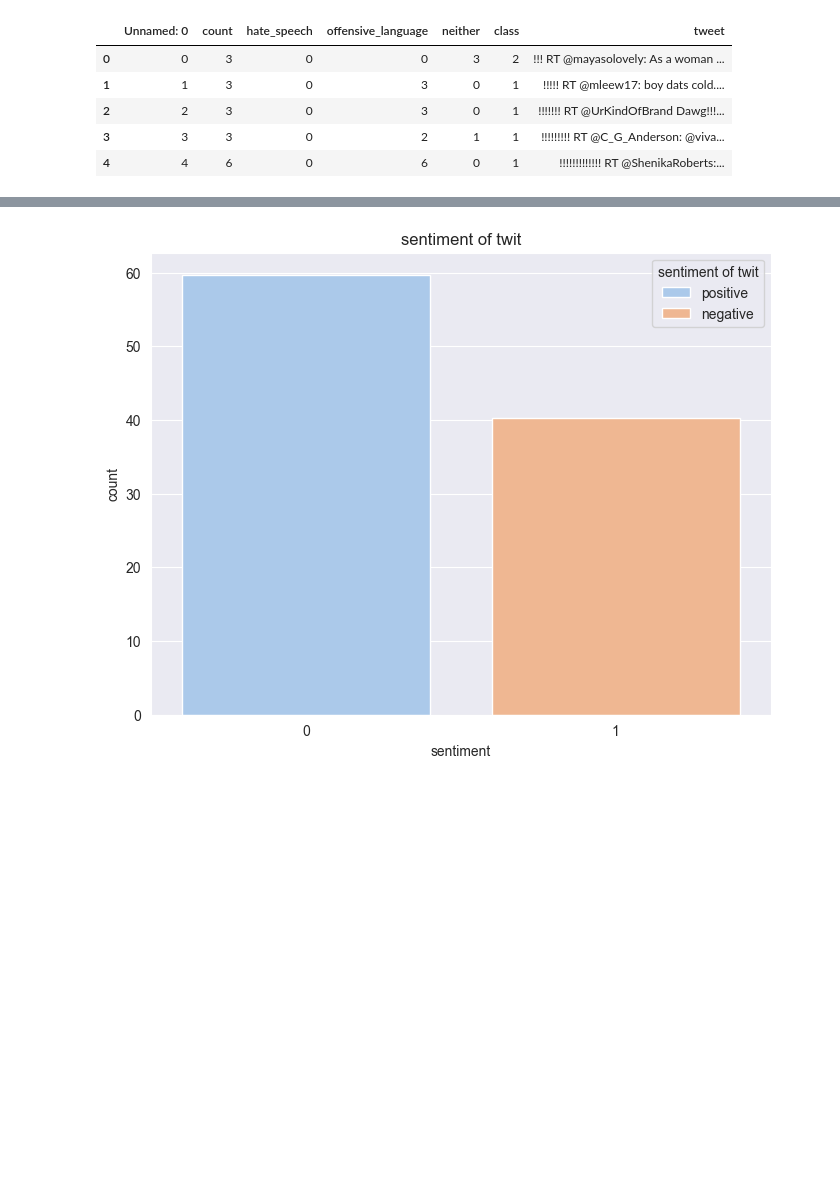
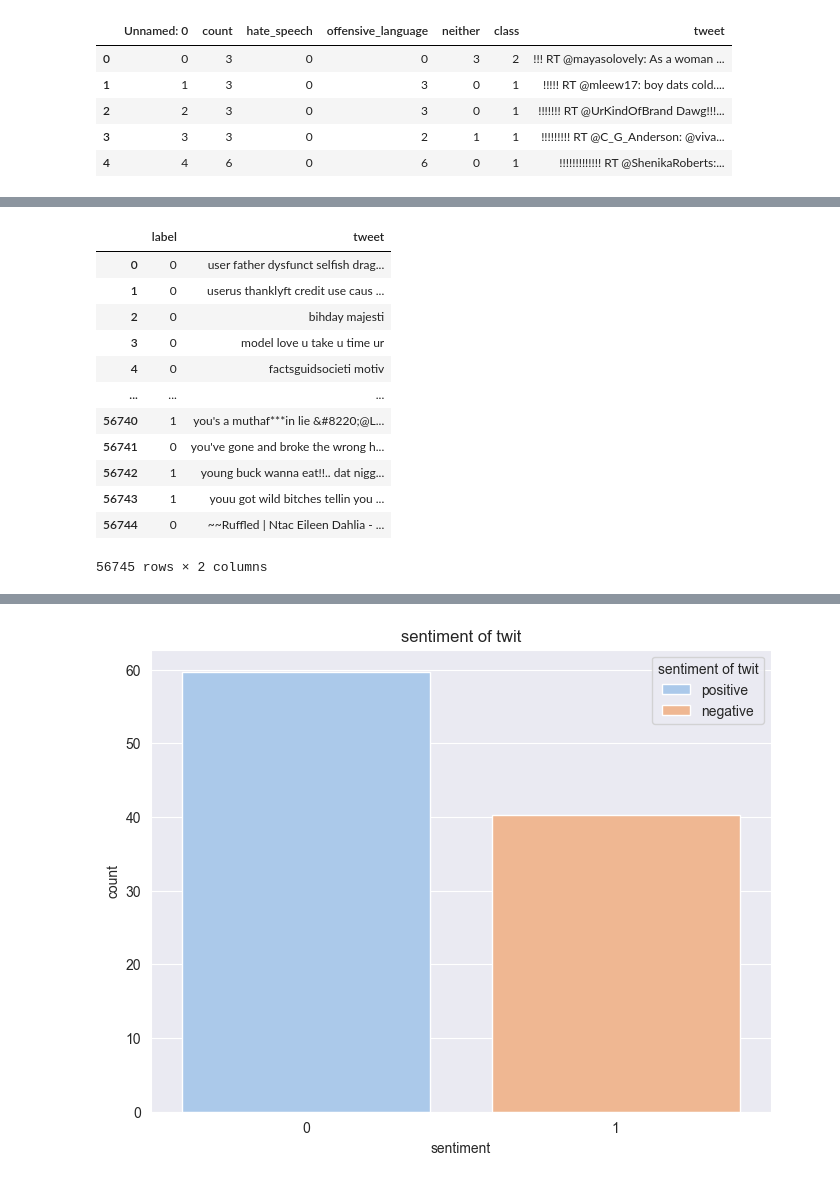
Before and after one commit to Iskander80/ML, a Jupyter notebook: home_task_2.ipynb, the cells around one changed output, grey strips where cells are left out. Saved outputs shown, nothing was run; the diff lists cells and outputs as text; code cells hidden in the pictures; blank space fills up the shorter version.

```diff
--- a/home_task_2.ipynb
+++ b/home_task_2.ipynb
@@ -290,8 +378,17 @@ df_label.head()
 # %%
-df_label = pd.read_csv(label_path)
-df_label.drop(['Unnamed: 0','count','hate_speech','offensive_language','neither'],axis=1,inplace=True)
-df_label.replace({"class":{0: 1}}, inplace=True)
-df_label.replace({'class':{2: 0}}, inplace=True)
-df_label.rename(columns ={'class':'label'}, inplace = True)
-frame=[df_train,df_label]
-df = pd.concat(frame)
+df_wide = pd.concat(frame, ignore_index=True)
+df_wide
+# %% [output]
+|  | label | tweet |
+| 0 | 0 | user father dysfunct selfish drag... |
+| 1 | 0 | userus thanklyft credit use caus ... |
+| 2 | 0 | bihday majesti |
+| 3 | 0 | model love u take u time ur |
+| 4 | 0 | factsguidsocieti motiv |
+| ... | ... | ... |
+| 56740 | 1 | you's a muthaf***in lie &#8220;@L... |
+| 56741 | 0 | you've gone and broke the wrong h... |
+| 56742 | 1 | young buck wanna eat!!.. dat nigg... |
+| 56743 | 1 | youu got wild bitches tellin you ... |
+| 56744 | 0 | ~~Ruffled | Ntac Eileen Dahlia - ... |
+56745 rows × 2 columns
```
Also changed, not shown: parts of 31 cells of this notebook, 3 other files.
